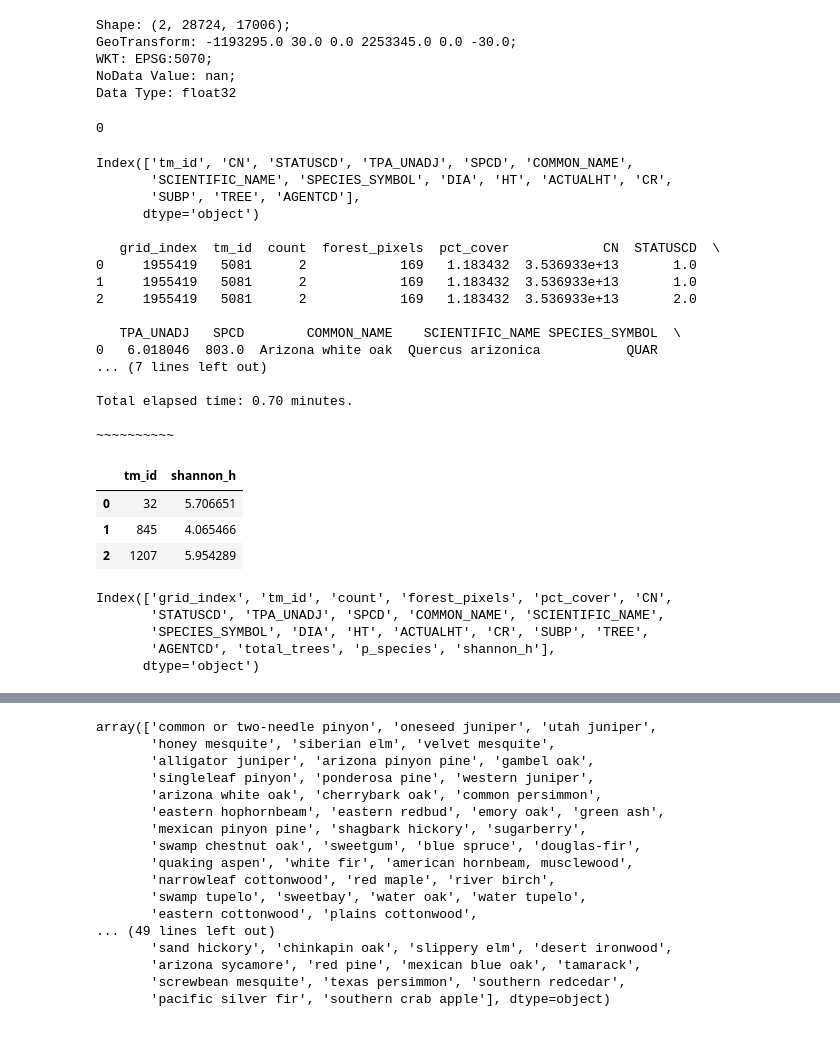
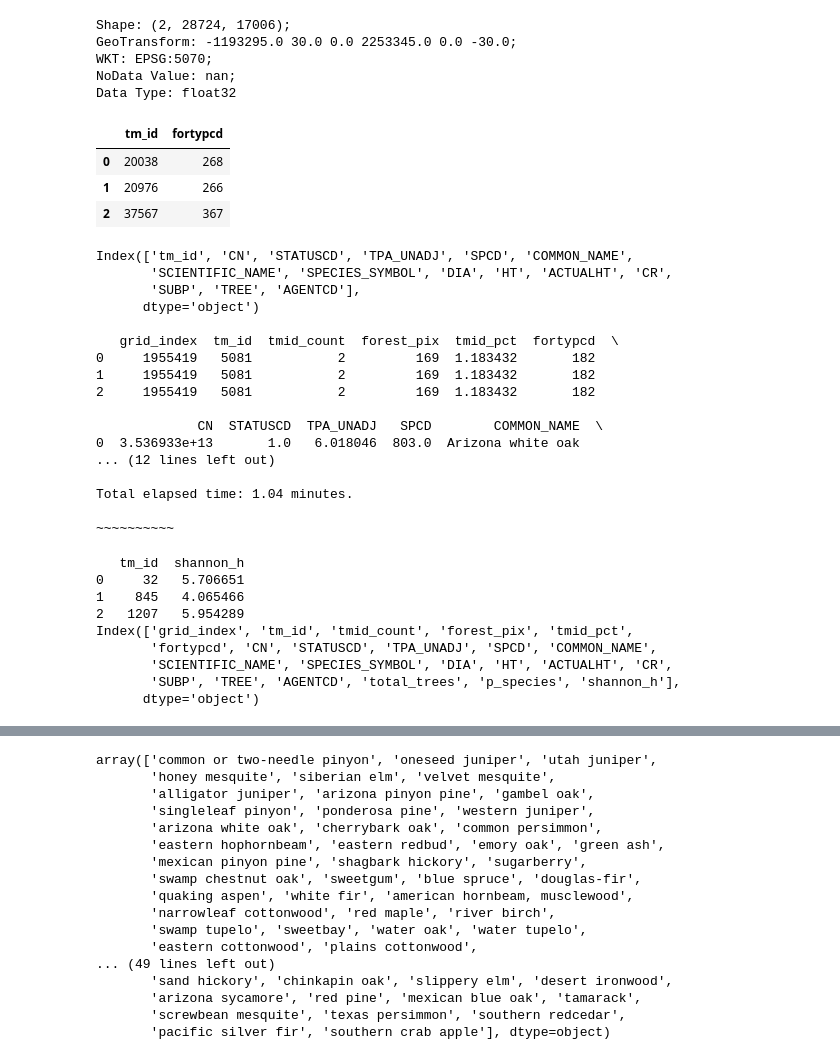
Before and after one commit to natshoff/aspen-fire-fork, a Jupyter notebook: Aim2/code/Python/04a_TreeMap_FIA-Summary.ipynb, the cells around one changed output, grey strips where cells are left out. Drawn from its saved outputs; the diff is of its cells as text; code cells hidden in the pictures.

Commit message:
FIA summary work

```diff
--- a/Aim2/code/Python/04a_TreeMap_FIA-Summary.ipynb
+++ b/Aim2/code/Python/04a_TreeMap_FIA-Summary.ipynb
@@ -96,39 +83,50 @@ WKT: EPSG:5070;
 NoData Value: nan;
 Data Type: float32
 # %%
+# create a mapping linking FIA plot to FORTYPCD (algorithm forest type code)
 tmid_vals = treemap_da.sel(band=1).values.flatten()  # tm_id band
 fortypcd_vals = treemap_da.sel(band=2).values.flatten()  # FORTYPCD band
 pixel_mapping = pd.DataFrame({
     'tm_id': tmid_vals,
     'fortypcd': fortypcd_vals
 }).dropna(subset=['tm_id', 'fortypcd'])
 pixel_mapping = pixel_mapping.drop_duplicates()
+pixel_mapping['tm_id'] = pixel_mapping['tm_id'].astype(int)
+pixel_mapping['fortypcd'] = pixel_mapping['fortypcd'].astype(int)
 del tmid_vals, fortypcd_vals
 gc.collect()
+pixel_mapping.head(3)
 # %% [output]
-0
+|  | tm_id | fortypcd |
+| 0 | 20038 | 268 |
+| 1 | 20976 | 266 |
+| 2 | 37567 | 367 |
 # %%
 # get the count/proportion of unique "tm_id" from TreeMap in grids
 t0 = time.time()
 
 # see __functions.py
-treemap_da_c = treemap_da.sel(band=1)
+treemap_da_c = treemap_da.sel(band=1) # the "tm_id" band
 grid_tmid = compute_band_stats(grid, treemap_da_c, 'grid_index', attr='tm_id')
+
+# tidy columns in the summary table
+grid_tmid['count'] = grid_tmid['count'].astype(int)
+grid_tmid['total_pixels'] = grid_tmid['total_pixels'].astype(int)
+grid_tmid.rename(columns={
+    'count': 'tmid_count',
+    'pct_cover': 'tmid_pct', # percent of forest area
+    'total_pixels': 'forest_pix'
+}, inplace=True)
 
 # load the TreeMap Tree Table
 fp = os.path.join(maindir,'data/landcover/USFS/RDS_TreeMap/TreeMap2016_tree_table.csv')
 tree_tbl = pd.read_csv(fp)
 print(tree_tbl.columns)
 
-# tidy columns
-grid_tmid['count'] = grid_tmid['count'].astype(int)
-grid_tmid['total_pixels'] = grid_tmid['total_pixels'].astype(int)
-grid_tmid.rename(columns={'total_pixels': 'forest_pixels'}, inplace=True)
-
-# join to the grid data
+# join the Tree Table to the grid data
 grid_trees = grid_tmid.merge(tree_tbl, on='tm_id', how='left')
 
-del tree_tbl, treemap_da_c # clean up
+del tree_tbl, treemap_da_c, grid_tmid # clean up
 
 print(f"\n{grid_trees.head(3)}")
 
@@ -141,21 +139,22 @@ Index(['tm_id', 'CN', 'STATUSCD', 'TPA_UNADJ', 'SPCD', 'COMMON_NAME',
        'SUBP', 'TREE', 'AGENTCD'],
       dtype='object')
 
-   grid_index  tm_id  count  forest_pixels  pct_cover            CN  STATUSCD  \
-0     1955419   5081      2            169   1.183432  3.536933e+13       1.0
-1     1955419   5081      2            169   1.183432  3.536933e+13       1.0
-2     1955419   5081      2            169   1.183432  3.536933e+13       2.0
+   grid_index  tm_id  tmid_count  forest_pix  tmid_pct  fortypcd  \
+0     1955419   5081           2         169  1.183432       182
+1     1955419   5081           2         169  1.183432       182
+2     1955419   5081           2         169  1.183432       182
 
-   TPA_UNADJ   SPCD        COMMON_NAME    SCIENTIFIC_NAME SPECIES_SYMBOL  \
-0   6.018046  803.0  Arizona white oak  Quercus arizonica           QUAR
-... (7 lines left out)
+             CN  STATUSCD  TPA_UNADJ   SPCD        COMMON_NAME  \
+0  3.536933e+13       1.0   6.018046  803.0  Arizona white oak
+... (12 lines left out)
 
-Total elapsed time: 0.70 minutes.
+Total elapsed time: 1.04 minutes.
 
 ~~~~~~~~~~
 # %%
 # Calculate the Shannon diversity index for each tm_id
-# Total trees per tm_id
+# Using the full list of trees in the Tree Table
+# Based on total trees per tm_id and proportion
 grid_trees['total_trees'] = grid_trees.groupby('tm_id')['TREE'].transform('sum')
 grid_trees['p_species'] = grid_trees['TREE'] / grid_trees['total_trees'] # proportion
 
@@ -165,26 +164,25 @@ grid_trees['shannon_h'] = -grid_trees['p_species'] * np.log(grid_trees['p_specie
 # Aggregate to calculate H' at the tm_id level
 shannon_tmid = (
     grid_trees.groupby('tm_id', as_index=False)
-    .agg(shannon_h=('shannon_h', 'sum'))
-)
+    .agg(shannon_h=('shannon_h', 'sum')))
+# subset columns
+shannon_tmid = shannon_tmid[['tm_id','shannon_h']]
+print(shannon_tmid.head(3))
 
-# merge back
+# merge back to the grid data
 grid_trees.drop(columns=['shannon_h'], inplace=True)
 grid_trees = grid_trees.merge(shannon_tmid, on='tm_id', how='left')
-shannon_tmid.head(3)
+print(f"\n{grid_trees.columns}")
 # %% [output]
-|  | tm_id | shannon_h |
-| 0 | 32 | 5.706651 |
-| 1 | 845 | 4.065466 |
-| 2 | 1207 | 5.954289 |
+   tm_id  shannon_h
+0     32   5.706651
+1    845   4.065466
+2   1207   5.954289
+Index(['grid_index', 'tm_id', 'tmid_count', 'forest_pix', 'tmid_pct',
+       'fortypcd', 'CN', 'STATUSCD', 'TPA_UNADJ', 'SPCD', 'COMMON_NAME',
+       'SCIENTIFIC_NAME', 'SPECIES_SYMBOL', 'DIA', 'HT', 'ACTUALHT', 'CR',
+       'SUBP', 'TREE', 'AGENTCD', 'total_trees', 'p_species', 'shannon_h'],
+      dtype='object')
-# %%
-grid_trees.columns
-# %% [output]
-Index(['grid_index', 'tm_id', 'count', 'forest_pixels', 'pct_cover', 'CN',
-       'STATUSCD', 'TPA_UNADJ', 'SPCD', 'COMMON_NAME', 'SCIENTIFIC_NAME',
-       'SPECIES_SYMBOL', 'DIA', 'HT', 'ACTUALHT', 'CR', 'SUBP', 'TREE',
-       'AGENTCD', 'total_trees', 'p_species', 'shannon_h'],
-      dtype='object')
 # %%
 # Calculate the Tree Table statistics across tm_id/grid_index combinations
 #### Abundance (trees/acre, scaled to per-pixel)
```
Also changed, not shown: parts of 22 cells of this notebook, 1 other file.
